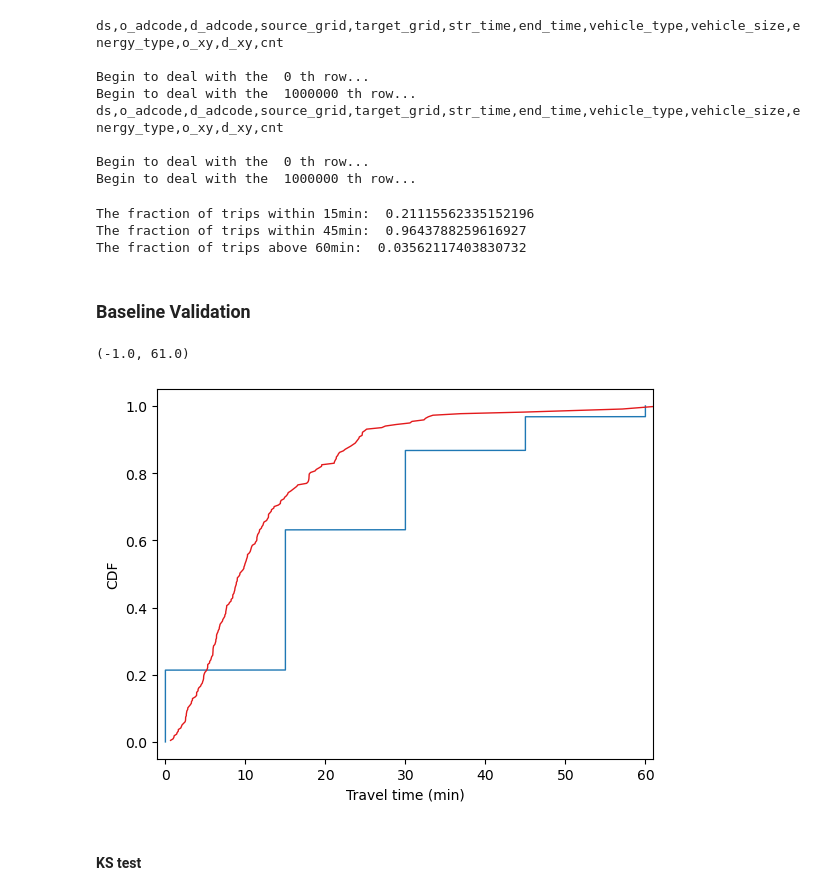
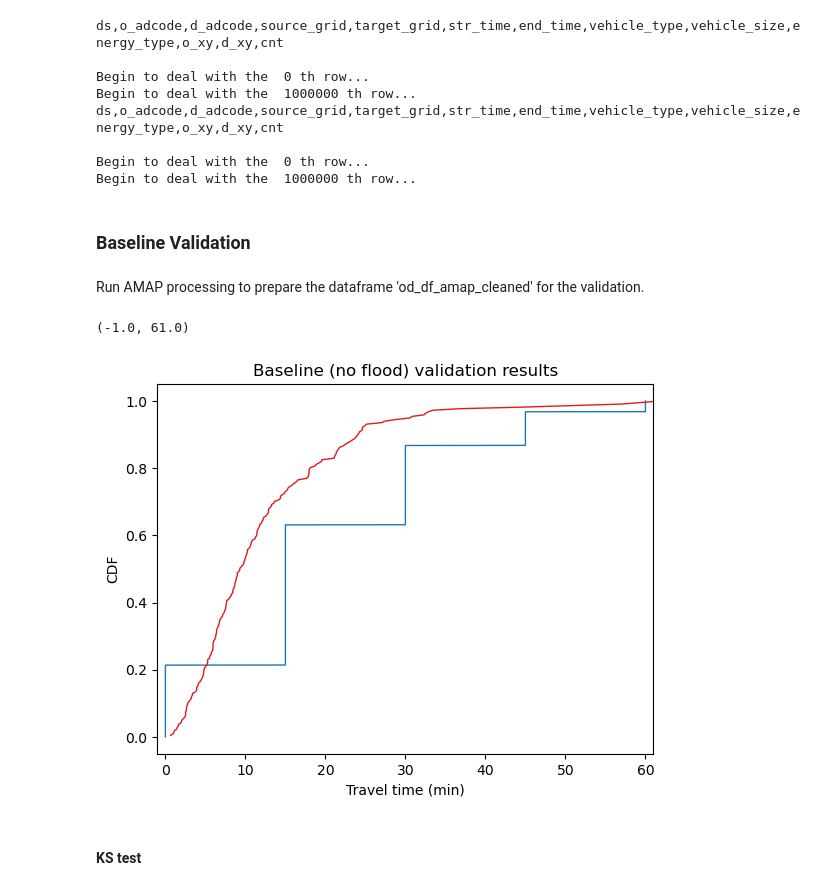
Before and after one commit to jesuslovesyiyi/Global-road-network-resilience, a Jupyter notebook: analysis/05_Validation.ipynb, the cells around one changed output. Cells and saved outputs as stored; diff of their text form; code cells hidden in the pictures.

Commit message:
amap processing integrated

```diff
--- a/analysis/05_Validation.ipynb
+++ b/analysis/05_Validation.ipynb
@@ -511,16 +522,6 @@ od_df_amap_cleaned = od_df_amap_cleaned[(od_df_amap_cleaned['vehicle_type'] == '
-# %%
-""" statistics """
-# trips time
-print("The fraction of trips within 15min: ", od_df_amap_cleaned[od_df_amap_cleaned['dur_time'] == 0]['cnt'].sum() / od_df_amap_cleaned['cnt'].sum())
-
-# The fraction is 20%. We can assume the duration of these trips is 7.5 min
-print("The fraction of trips within 45min: ", od_df_amap_cleaned[od_df_amap_cleaned['dur_time'] <= 45]['cnt'].sum() / od_df_amap_cleaned['cnt'].sum())
-print("The fraction of trips above 60min: ", od_df_amap_cleaned[od_df_amap_cleaned['dur_time'] >= 60]['cnt'].sum() / od_df_amap_cleaned['cnt'].sum())
-# %% [output]
-The fraction of trips within 15min:  0.21115562335152196
-The fraction of trips within 45min:  0.9643788259616927
-The fraction of trips above 60min:  0.03562117403830732
 # %% [markdown]
 ### Baseline Validation
+# %% [markdown]
+Run AMAP processing to prepare the dataframe 'od_df_amap_cleaned' for the validation.
 # %%
 ### Ground truth from Amap
@@ -537,18 +538,19 @@ OD_baseline_df['trip_num_cusum'] = np.cumsum(OD_baseline_df["cnt"]) / max(np.cum
 # %%
 fig = plt.figure()
 ax = fig.add_subplot(111)
 # Amap data
 ax.plot(Amap_baseline_df["dur_time"], Amap_baseline_df["trip_num_cusum"], label="Amap", color="#1f78b4", linewidth=1)
 plt.ylabel("CDF")
 plt.xlabel("Travel time (min)")
+plt.title("Baseline (no flood) validation results")
 
 # simulation
 ax.plot(OD_baseline_df["OD_route_time_min"], OD_baseline_df["trip_num_cusum"], label="Simulation", color="#e31a1c", linewidth=1)
 
 plt.xlim(-1, 61)
 # %% [output]
 (-1.0, 61.0)
-[figure, old version]
+[figure, new version]
 # %% [markdown]
 #### KS test
 # %%
```
Also changed, not shown: parts of 8 cells of this notebook.
